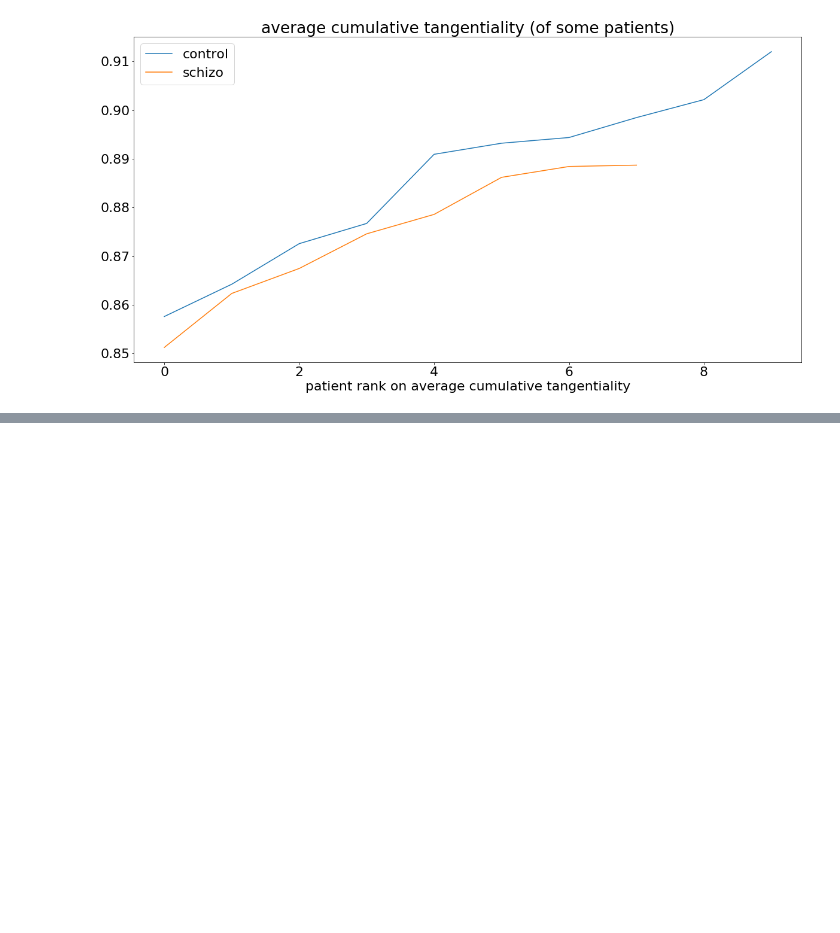
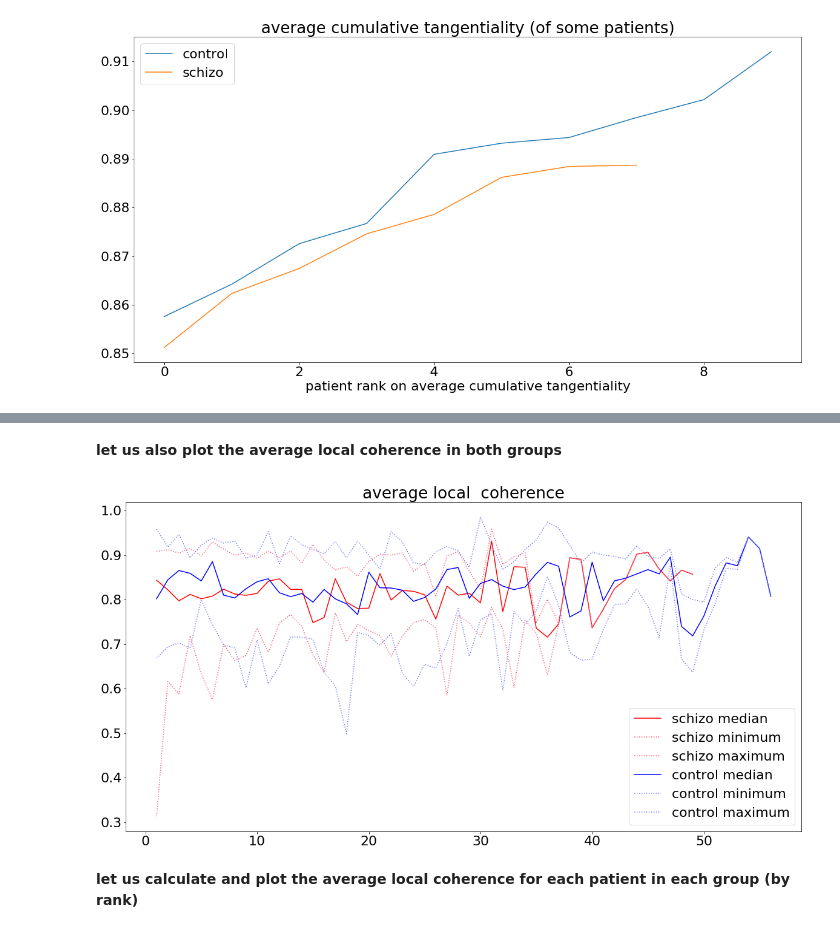
Before and after one commit to flying-bear/modeling_schizo, a Jupyter notebook: modeling_schizo.ipynb, the cells around one changed output, grey strips where cells are left out. Cells and saved outputs as stored; diff of their text form; code cells hidden in the pictures; blank space fills up the shorter version.

```diff
--- a/modeling_schizo.ipynb
+++ b/modeling_schizo.ipynb
@@ -697,0 +741,21 @@ Text(0.5, 0, 'patient rank on average cumulative tangentiality')
+# %% [markdown]
+__let us also plot the average local coherence in both groups__
+# %%
+schizo_local_coherence_array = []
+for filename in sample['schizo']:
+    file = sample['schizo'][filename]
+    schizo_local_coherence_array.append(get_local_coherence_array(file))
+schizo_average_dict = average_text_vector_dict(schizo_local_coherence_array)
+plot_average(schizo_average_dict, labels={'med':'schizo median', 'min':'schizo minimum', 'max':'schizo maximum'})
+
+control_local_coherence_array = []
+for filename in sample['control']:
+    file = sample['control'][filename]
+    control_local_coherence_array.append(get_local_coherence_array(file))
+control_average_dict = average_text_vector_dict(control_local_coherence_array)
+plot_average(control_average_dict, labels={'med':'control median', 'min':'control minimum', 'max':'control maximum'},
+             colors={'med':'b', 'min':'#717afd', 'max':'#717afd'}, title='average local  coherence')
+# %% [output]
+[figure, added]
+# %% [markdown]
+__let us calculate and plot the average local coherence for each patient in each group (by rank)__
```
Also changed, not shown: parts of 20 cells of this notebook.
